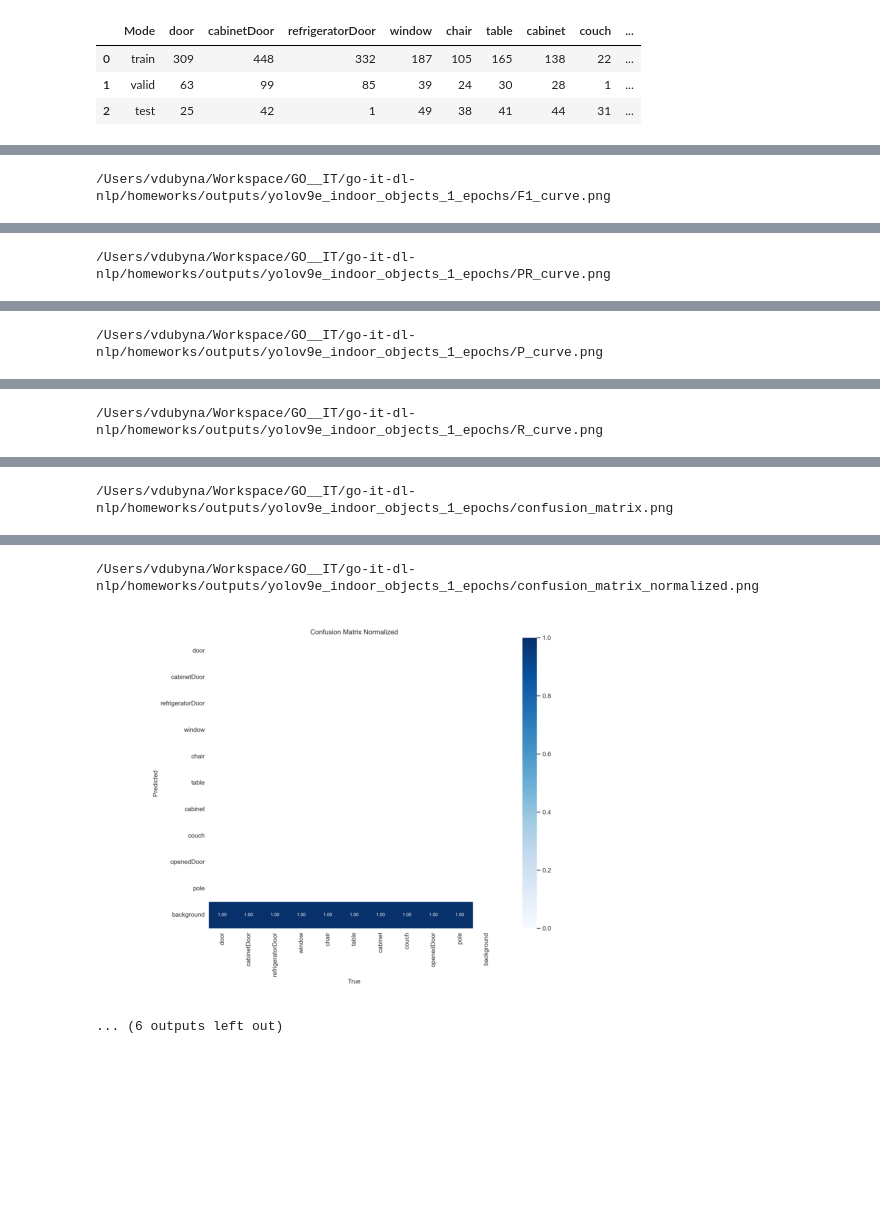
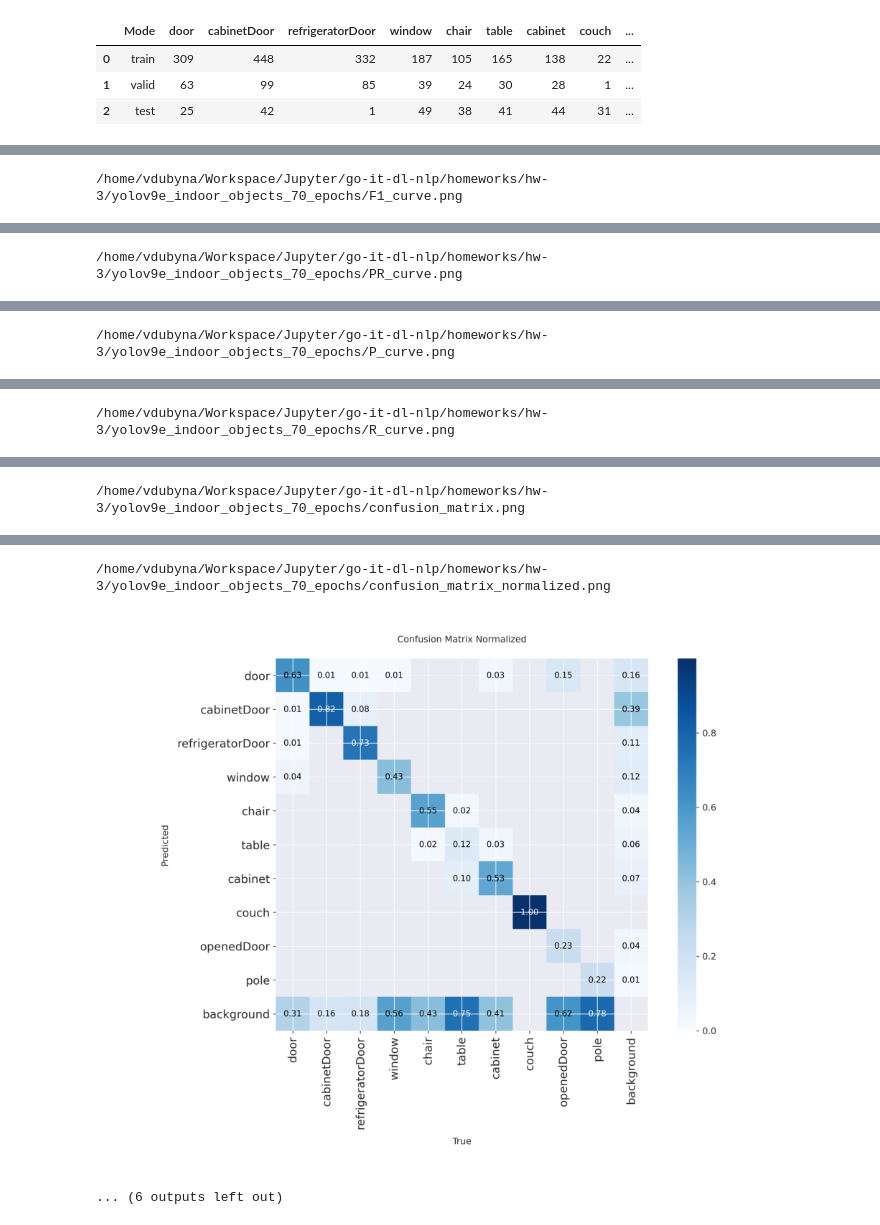
Before and after one commit to vdubyna/go-it-dl-nlp, a Jupyter notebook: homeworks/hw-3.ipynb, the cells around one changed output, grey strips where cells are left out. Cells and saved outputs as stored; diff of their text form; code cells hidden in the pictures; blank space fills up the shorter version.

Commit message:
Homework 3

```diff
--- a/homeworks/hw-3.ipynb
+++ b/homeworks/hw-3.ipynb
@@ -29,7 +31,7 @@ from PIL import Image
 from ultralytics import YOLO
 # %%
 class CFG:
-    DEBUG = True  # Set to True to make quick experiments
+    DEBUG = False  # Set to True to make quick experiments
     FRACTION = 0.01 if DEBUG else 1.0
     SEED = 42
 
@@ -66,7 +68,7 @@ class CFG:
 
     # paths
     # CUSTOM_DATASET_DIR = '../data/indoor-object-detection/'  # change path as needed
-    ROOT_DIR = os.getcwd()
+    ROOT_DIR = os.getcwd() + '/Workspace/Jupyter/go-it-dl-nlp/homeworks'
     OUTPUT_DIR = os.path.join(ROOT_DIR, "hw-3")
 # %%
 CFG.CUSTOM_DATASET_DIR = path
@@ -325,2 +327,7 @@ Batch:  4
 # %%
 model = YOLO('yolov9e.yaml')
+
+# Показати всю архітектуру
+# print(model.model)
+for i, m in enumerate(model.model.model):
+    print(f"{i}: {m.__class__.__name__}")
@@ -470,7 +492,10 @@ results_paths
 # %%
+%matplotlib inline
+plt.rcParams['figure.dpi'] = 200
+
 for file in sorted(results_paths):
     print(file)
     display_image(file, print_info = False, hide_axis = True)
     print('\n')
 # %% [output]
-/Users/vdubyna/Workspace/GO__IT/go-it-dl-nlp/homeworks/outputs/yolov9e_indoor_objects_1_epochs/F1_curve.png
+/home/vdubyna/Workspace/Jupyter/go-it-dl-nlp/homeworks/hw-3/yolov9e_indoor_objects_70_epochs/F1_curve.png
@@ -478 +503 @@ for file in sorted(results_paths):
-/Users/vdubyna/Workspace/GO__IT/go-it-dl-nlp/homeworks/outputs/yolov9e_indoor_objects_1_epochs/PR_curve.png
+/home/vdubyna/Workspace/Jupyter/go-it-dl-nlp/homeworks/hw-3/yolov9e_indoor_objects_70_epochs/PR_curve.png
@@ -480 +505 @@ for file in sorted(results_paths):
-/Users/vdubyna/Workspace/GO__IT/go-it-dl-nlp/homeworks/outputs/yolov9e_indoor_objects_1_epochs/P_curve.png
+/home/vdubyna/Workspace/Jupyter/go-it-dl-nlp/homeworks/hw-3/yolov9e_indoor_objects_70_epochs/P_curve.png
@@ -482 +507 @@ for file in sorted(results_paths):
-/Users/vdubyna/Workspace/GO__IT/go-it-dl-nlp/homeworks/outputs/yolov9e_indoor_objects_1_epochs/R_curve.png
+/home/vdubyna/Workspace/Jupyter/go-it-dl-nlp/homeworks/hw-3/yolov9e_indoor_objects_70_epochs/R_curve.png
@@ -484 +509 @@ for file in sorted(results_paths):
-/Users/vdubyna/Workspace/GO__IT/go-it-dl-nlp/homeworks/outputs/yolov9e_indoor_objects_1_epochs/confusion_matrix.png
+/home/vdubyna/Workspace/Jupyter/go-it-dl-nlp/homeworks/hw-3/yolov9e_indoor_objects_70_epochs/confusion_matrix.png
@@ -486,3 +511,3 @@ for file in sorted(results_paths):
-/Users/vdubyna/Workspace/GO__IT/go-it-dl-nlp/homeworks/outputs/yolov9e_indoor_objects_1_epochs/confusion_matrix_normalized.png
+/home/vdubyna/Workspace/Jupyter/go-it-dl-nlp/homeworks/hw-3/yolov9e_indoor_objects_70_epochs/confusion_matrix_normalized.png
-[figure, old version]
+[figure, new version]
 ... (6 outputs left out)
```
Also changed, not shown: parts of 15 cells of this notebook.
